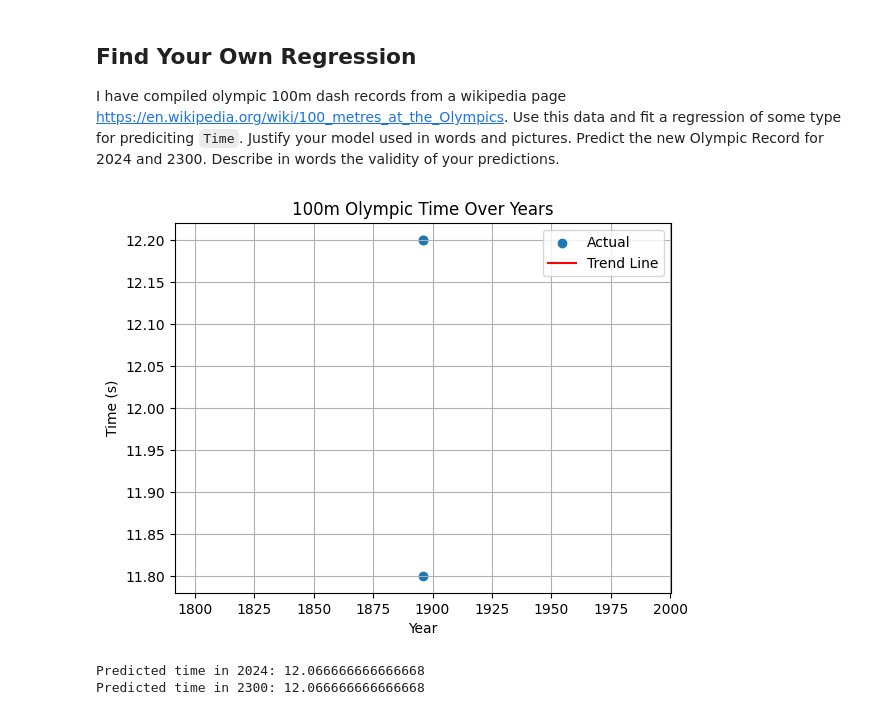
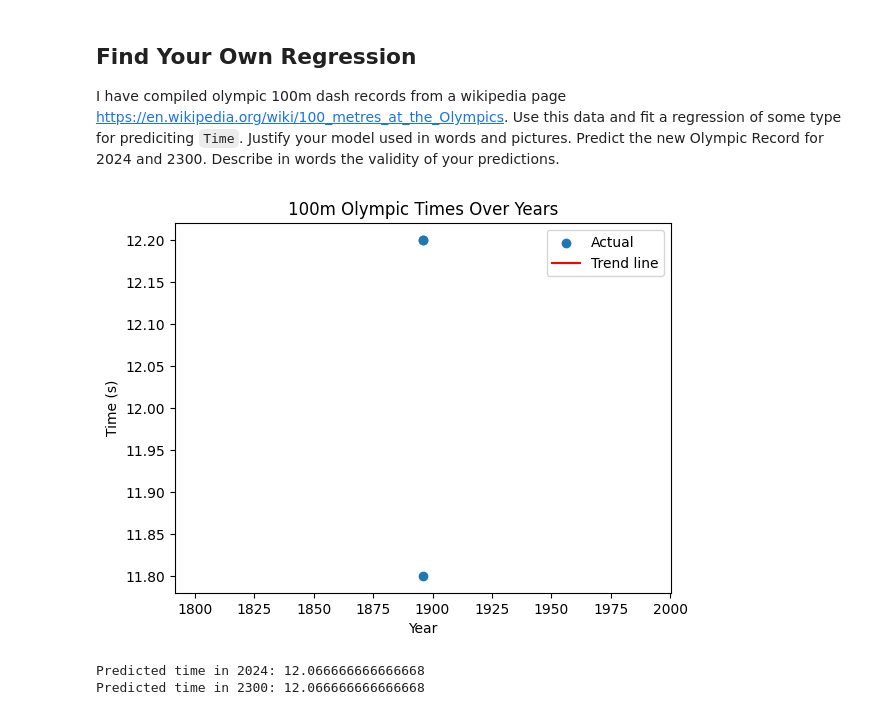
Before and after one commit to manmal021/CPSMA3933_Labs_Manish, a Jupyter notebook: Project_Assignments/RegressionAssignment.ipynb, the cells around one changed output. Cells and saved outputs as stored; diff of their text form; code cells hidden in the pictures.

```diff
--- a/Project_Assignments/RegressionAssignment.ipynb
+++ b/Project_Assignments/RegressionAssignment.ipynb
@@ -100,41 +102,41 @@ Chance of Death1 (Yes): 0.5012314003901724
 
 I have compiled olympic 100m dash records from a wikipedia page https://en.wikipedia.org/wiki/100_metres_at_the_Olympics.  Use this data and fit a regression of some type for prediciting `Time`.  Justify your model used in words and pictures. Predict the new Olympic Record for 2024 and 2300.  Describe in words the validity of your predictions.
 # %%
-# Import libraries
 import pandas as pa
-import numpy as np
 import matplotlib.pyplot as plt
 from sklearn.linear_model import LinearRegression
 
 # Load data
 df = pa.read_csv('https://raw.githubusercontent.com/nurfnick/Data_Sets_For_Stats/master/CuratedDataSets/100mOlympicRecords.csv')
 
-# Extract year from date
+# Extract year
 df['Year'] = pa.to_datetime(df['Date'], errors='coerce').dt.year
 df = df.dropna(subset=['Year'])
 
 # Prepare features and target
-X = df[['Year']]
+X = df[['Year']]  # DataFrame with column name 'Year'
 y = df['Time']
 
-# Train model
+# Fit linear regression model
 model = LinearRegression()
 model.fit(X, y)
 
-# Plot trend
+# Plot data and regression line
 plt.scatter(X, y, label='Actual')
-plt.plot(X, model.predict(X), color='red', label='Trend Line')
+plt.plot(X, model.predict(X), color='red', label='Trend line')
 plt.xlabel('Year')
 plt.ylabel('Time (s)')
-plt.title('100m Olympic Time Over Years')
+plt.title('100m Olympic Times Over Years')
 plt.legend()
-plt.grid(True)
 plt.show()
 
-# Predict future times
-print("Predicted time in 2024:", model.predict([[2024]])[0])
-print("Predicted time in 2300:", model.predict([[2300]])[0])
+# Predict future times with proper DataFrame input
+future_years = pa.DataFrame([[2024], [2300]], columns=['Year'])
+predictions = model.predict(future_years)
+
+print("Predicted time in 2024:", predictions[0])
+print("Predicted time in 2300:", predictions[1])
 # %% [output]
-[figure, old version]
+[figure, new version]
 Predicted time in 2024: 12.066666666666668
 Predicted time in 2300: 12.066666666666668
```
Also changed, not shown: parts of 1 cell of this notebook.
